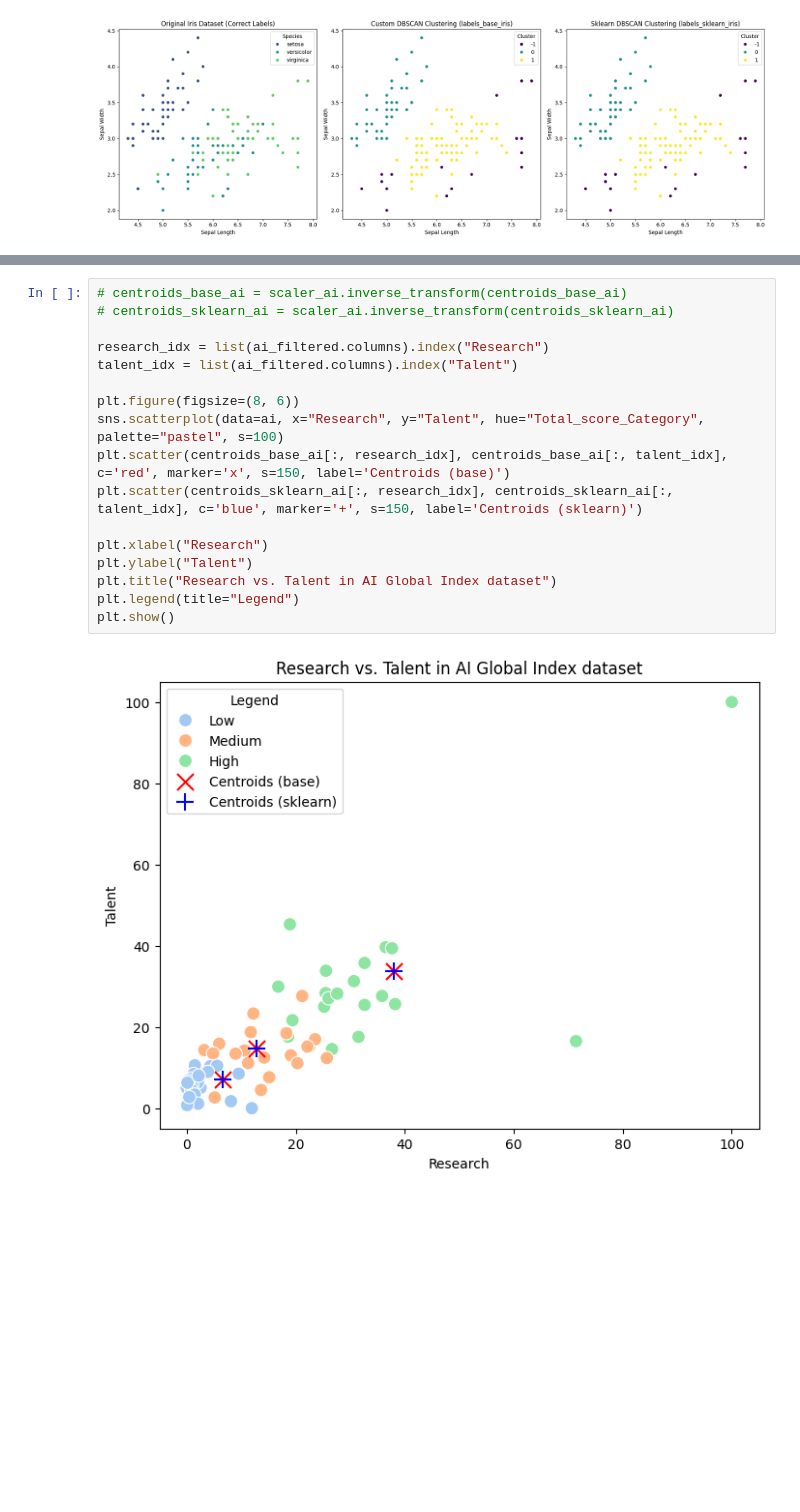
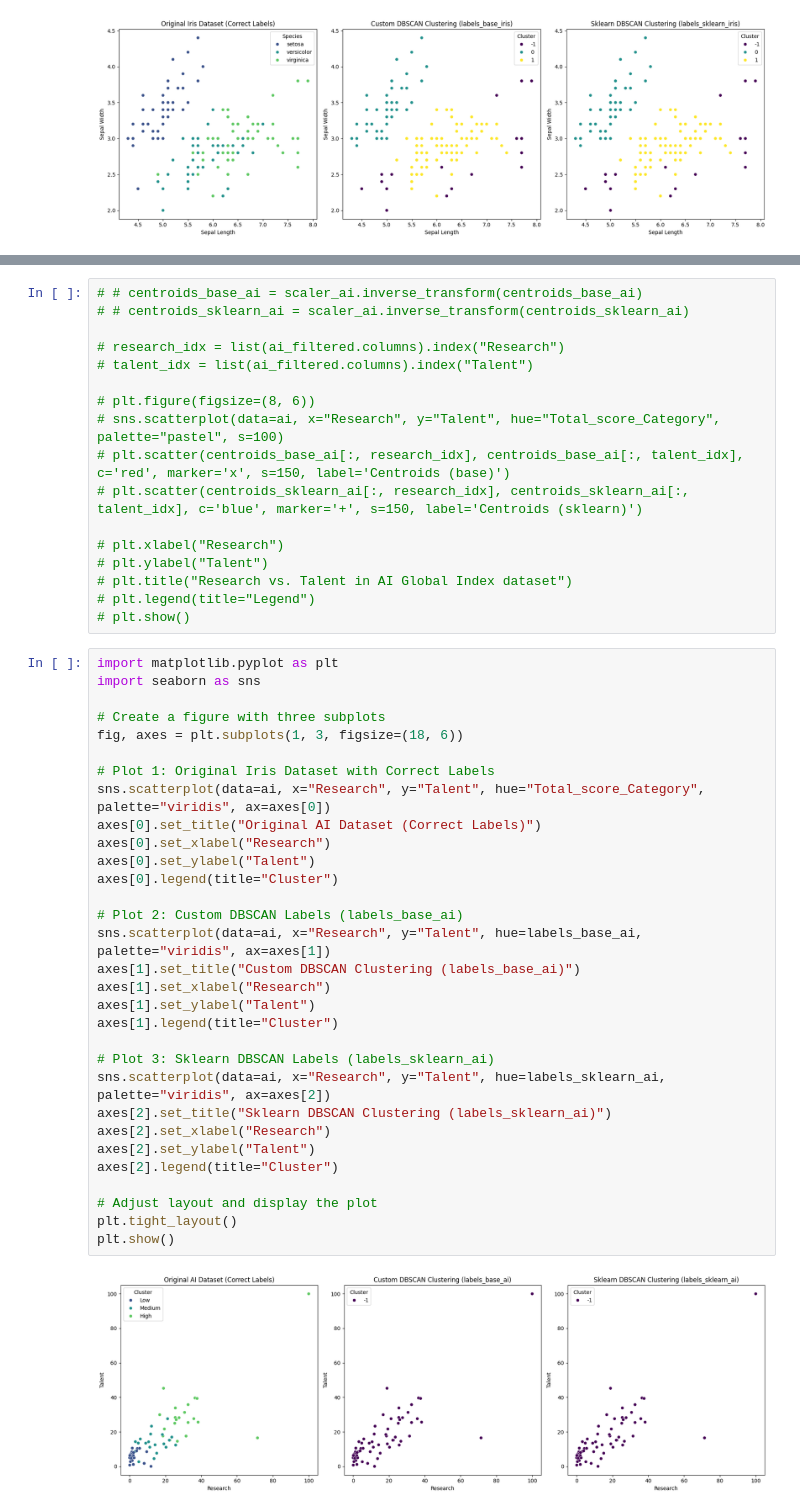
Before and after one commit to mirchandani-mohnish/ClusterMetrics, a Jupyter notebook: Density_Based.ipynb, the cells around one changed output, grey strips where cells are left out. Cells and saved outputs as stored; diff of their text form; blank space fills up the shorter version.

```diff
--- a/Density_Based.ipynb
+++ b/Density_Based.ipynb
@@ -252,22 +279,53 @@ Silhouette score (sklearn): 0.2645619495141555
 # %%
-# centroids_base_ai = scaler_ai.inverse_transform(centroids_base_ai)
-# centroids_sklearn_ai = scaler_ai.inverse_transform(centroids_sklearn_ai)
+# # centroids_base_ai = scaler_ai.inverse_transform(centroids_base_ai)
+# # centroids_sklearn_ai = scaler_ai.inverse_transform(centroids_sklearn_ai)
 
-research_idx = list(ai_filtered.columns).index("Research")
-talent_idx = list(ai_filtered.columns).index("Talent")
+# research_idx = list(ai_filtered.columns).index("Research")
+# talent_idx = list(ai_filtered.columns).index("Talent")
 
-plt.figure(figsize=(8, 6))
-sns.scatterplot(data=ai, x="Research", y="Talent", hue="Total_score_Category", palette="pastel", s=100)
-plt.scatter(centroids_base_ai[:, research_idx], centroids_base_ai[:, talent_idx], c='red', marker='x', s=150, label='Centroids (base)')
-plt.scatter(centroids_sklearn_ai[:, research_idx], centroids_sklearn_ai[:, talent_idx], c='blue', marker='+', s=150, label='Centroids (sklearn)')
+# plt.figure(figsize=(8, 6))
+# sns.scatterplot(data=ai, x="Research", y="Talent", hue="Total_score_Category", palette="pastel", s=100)
+# plt.scatter(centroids_base_ai[:, research_idx], centroids_base_ai[:, talent_idx], c='red', marker='x', s=150, label='Centroids (base)')
+# plt.scatter(centroids_sklearn_ai[:, research_idx], centroids_sklearn_ai[:, talent_idx], c='blue', marker='+', s=150, label='Centroids (sklearn)')
 
-plt.xlabel("Research")
-plt.ylabel("Talent")
-plt.title("Research vs. Talent in AI Global Index dataset")
-plt.legend(title="Legend")
-plt.show()
+# plt.xlabel("Research")
+# plt.ylabel("Talent")
+# plt.title("Research vs. Talent in AI Global Index dataset")
+# plt.legend(title="Legend")
+# plt.show()
-# %% [output]
-[figure, removed]
+# %%
+import matplotlib.pyplot as plt
+import seaborn as sns
+
+# Create a figure with three subplots
+fig, axes = plt.subplots(1, 3, figsize=(18, 6))
+
+# Plot 1: Original Iris Dataset with Correct Labels
+sns.scatterplot(data=ai, x="Research", y="Talent", hue="Total_score_Category", palette="viridis", ax=axes[0])
+axes[0].set_title("Original AI Dataset (Correct Labels)")
+axes[0].set_xlabel("Research")
+axes[0].set_ylabel("Talent")
+axes[0].legend(title="Cluster")
+
+# Plot 2: Custom DBSCAN Labels (labels_base_ai)
+sns.scatterplot(data=ai, x="Research", y="Talent", hue=labels_base_ai, palette="viridis", ax=axes[1])
+axes[1].set_title("Custom DBSCAN Clustering (labels_base_ai)")
+axes[1].set_xlabel("Research")
+axes[1].set_ylabel("Talent")
+axes[1].legend(title="Cluster")
+
+# Plot 3: Sklearn DBSCAN Labels (labels_sklearn_ai)
+sns.scatterplot(data=ai, x="Research", y="Talent", hue=labels_sklearn_ai, palette="viridis", ax=axes[2])
+axes[2].set_title("Sklearn DBSCAN Clustering (labels_sklearn_ai)")
+axes[2].set_xlabel("Research")
+axes[2].set_ylabel("Talent")
+axes[2].legend(title="Cluster")
+
+# Adjust layout and display the plot
+plt.tight_layout()
+plt.show()
+# %% [output]
+[figure, added]
 # %%
 path = kagglehub.dataset_download("shreyasur965/recent-earthquakes")
 earthquakes = pd.read_csv(os.path.join(path, "earthquakes.csv"))
```
Also changed, not shown: parts of 7 cells of this notebook.
